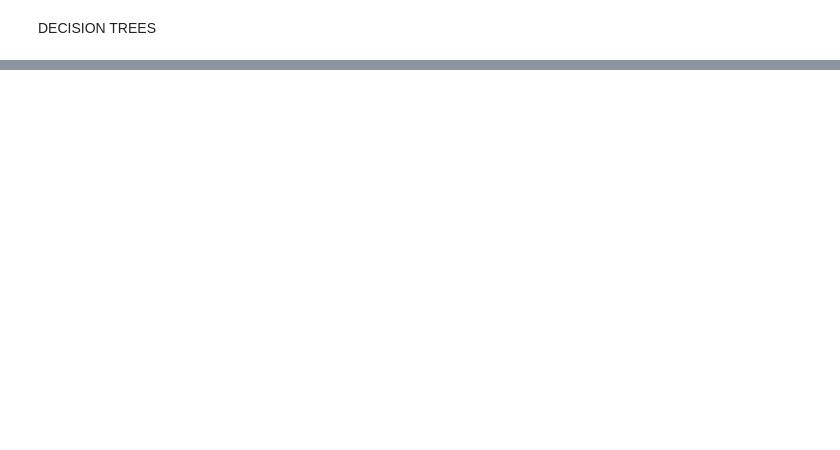
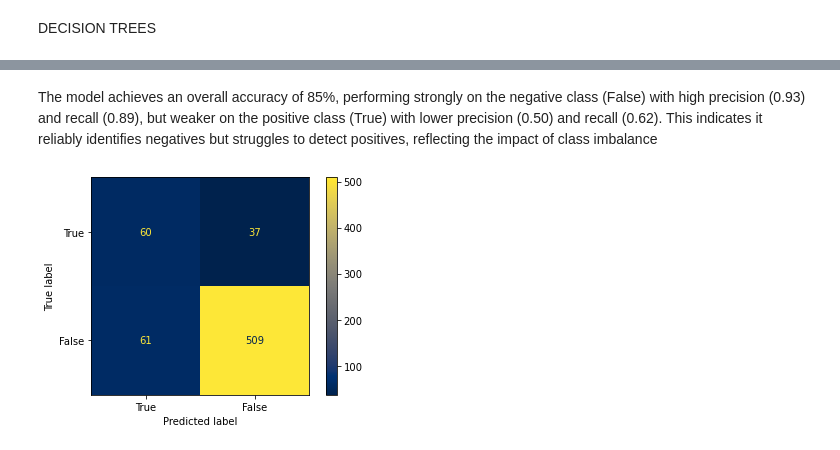
Before and after one commit to edgarowuor-tech/PHASE_THREE_CLASSIFICATION-MODEL-PROJECT, a Jupyter notebook: index.ipynb, the cells around one changed output, grey strips where cells are left out. Drawn from its saved outputs; the diff is of its cells as text; code cells hidden in the pictures; blank space fills up the shorter version.

Commit message:
decision tree model

```diff
--- a/index.ipynb
+++ b/index.ipynb
@@ -846,0 +857,3 @@ dt_model.fit(X_train_final, y_train_final)
+# %%
+# Make predictions
+y_pred_dt = dt_model.predict(X_test_full)
@@ -846,0 +874,17 @@ dt_model.fit(X_train_final, y_train_final)
+# %% [markdown]
+The model achieves an overall accuracy of 85%, performing strongly on the negative class (False) with high precision (0.93) and recall (0.89), but weaker on the positive class (True) with lower precision (0.50) and recall (0.62). This indicates it reliably identifies negatives but struggles to detect positives, reflecting the impact of class imbalance
+# %%
+
+
+# Define class order with positive class first
+labels = [True, False]  # assuming 'True' is the positive class
+
+# Compute confusion matrix with new label order
+dt_cm = confusion_matrix(y_test, y_pred_dt, labels=labels)
+
+# Display confusion matrix
+disp = ConfusionMatrixDisplay(confusion_matrix=dt_cm, display_labels=labels)
+disp.plot(cmap=plt.cm.cividis)
+plt.show()
+# %% [output]
+[figure, added]
```
Also changed, not shown: parts of 6 cells of this notebook.
